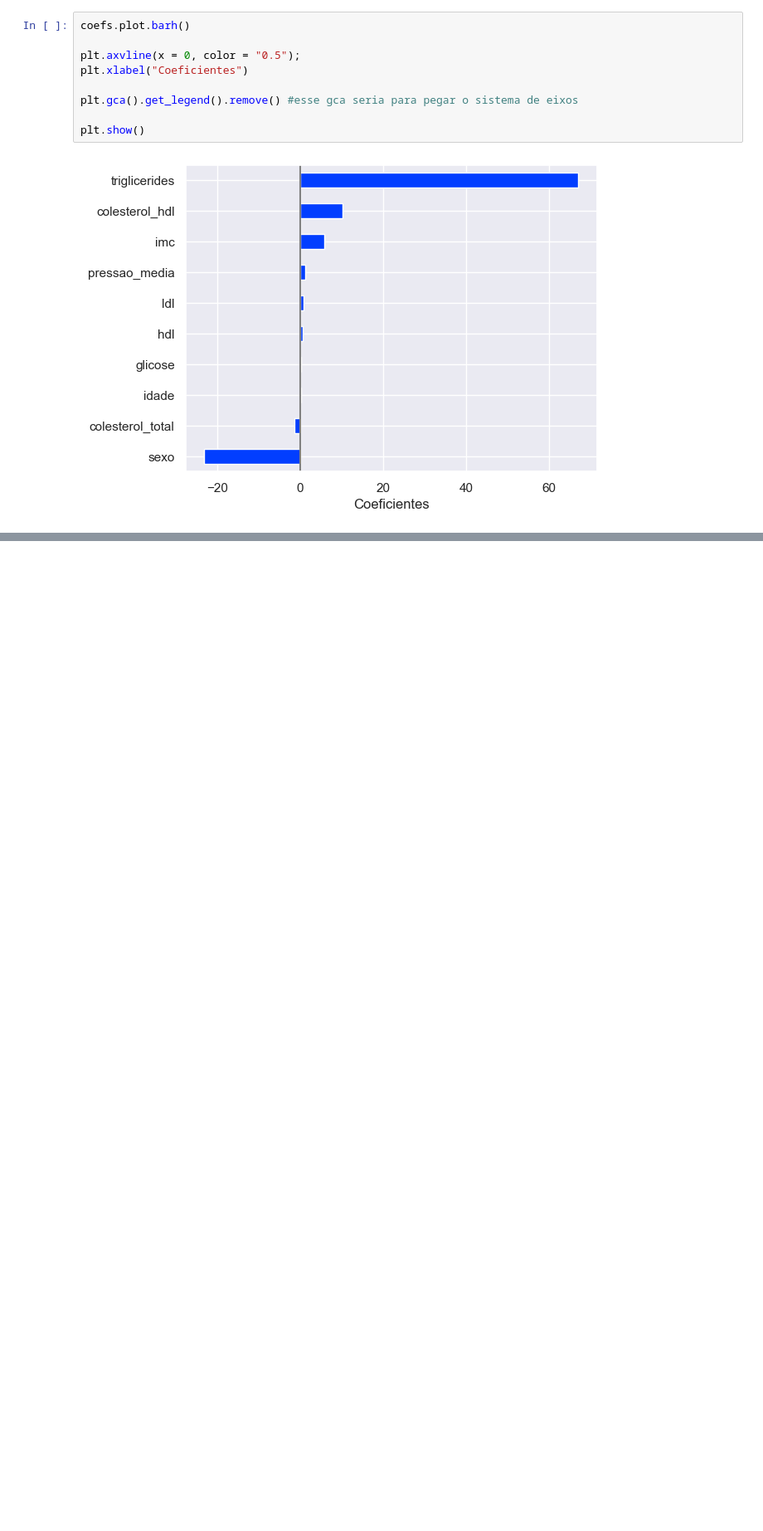
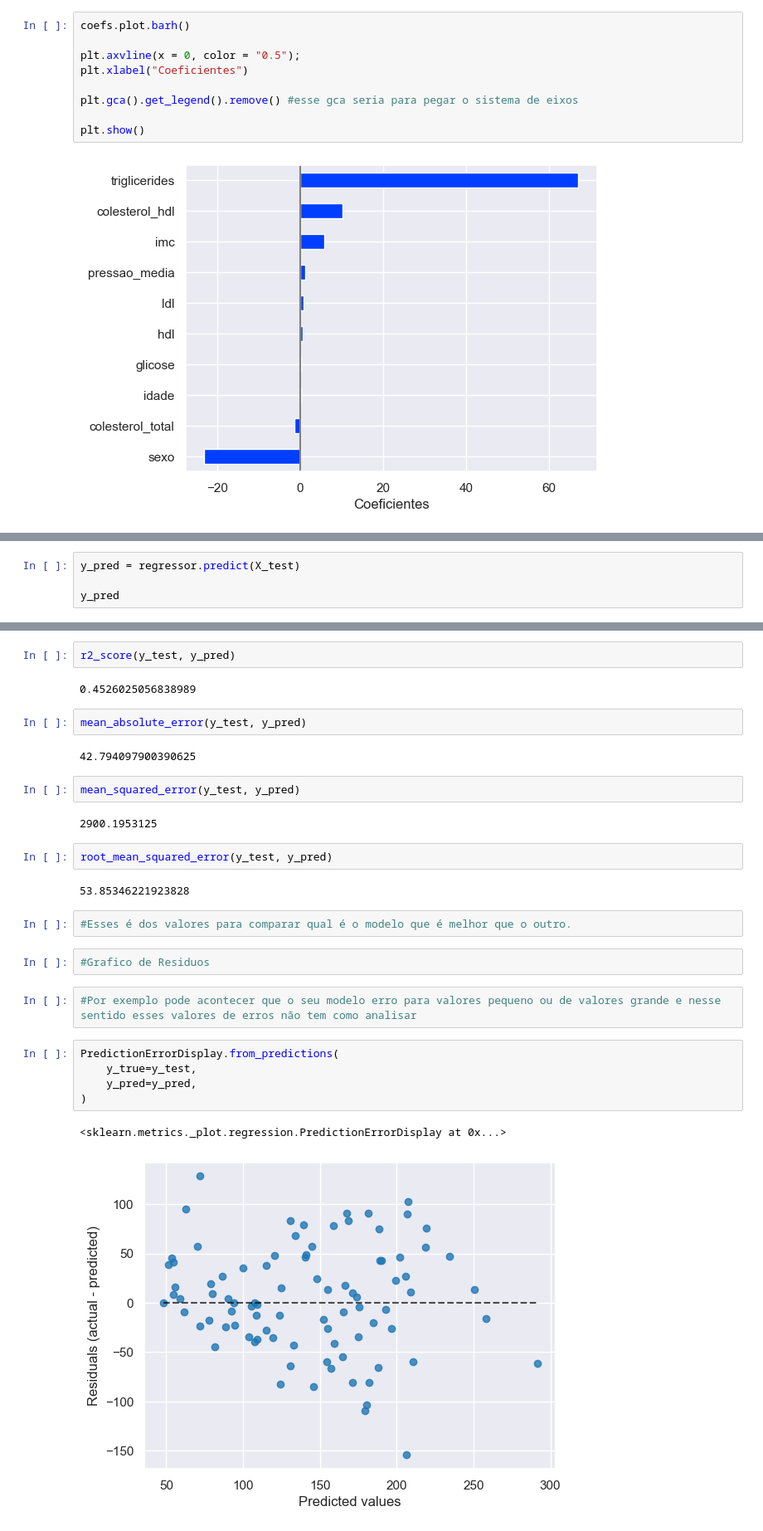
Before and after one commit to juan-Cesnik/Atividade_Regressao, a Jupyter notebook: notebooks/02-fb-eda.ipynb, the cells around one changed output, grey strips where cells are left out. Shown at 83% size. Cells and saved outputs as stored; diff of their text form; blank space fills up the shorter version.

Commit message:
subindo as atualizações dos outros noots

```diff
--- a/notebooks/02-fb-eda.ipynb
+++ b/notebooks/02-fb-eda.ipynb
@@ -194,0 +298,4 @@ plt.show()
+# %%
+y_pred = regressor.predict(X_test)
+
+y_pred
@@ -194,0 +321,30 @@ plt.show()
+# %%
+r2_score(y_test, y_pred)
+# %% [output]
+0.4526025056838989
+# %%
+mean_absolute_error(y_test, y_pred)
+# %% [output]
+42.794097900390625
+# %%
+mean_squared_error(y_test, y_pred)
+# %% [output]
+2900.1953125
+# %%
+root_mean_squared_error(y_test, y_pred)
+# %% [output]
+53.85346221923828
+# %%
+#Esses é dos valores para comparar qual é o modelo que é melhor que o outro.
+# %%
+#Grafico de Residuos
+# %%
+#Por exemplo pode acontecer que o seu modelo erro para valores pequeno ou de valores grande e nesse sentido esses valores de erros não tem como analisar
+# %%
+PredictionErrorDisplay.from_predictions(
+    y_true=y_test,
+    y_pred=y_pred,
+)
+# %% [output]
+<sklearn.metrics._plot.regression.PredictionErrorDisplay at 0x...>
+[figure, added]
```
Also changed, not shown: parts of 16 cells of this notebook, 2 other files.
